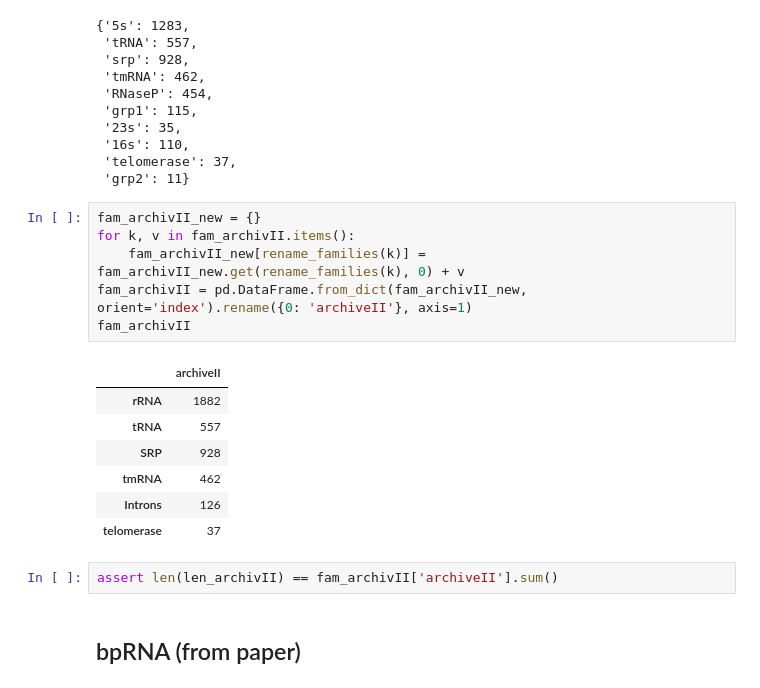
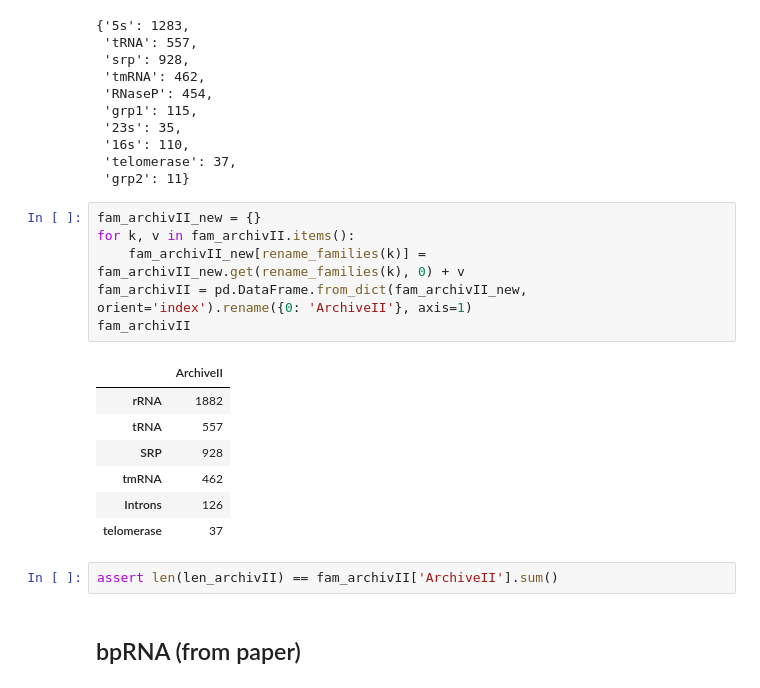
Before and after one commit to rouskinlab/efold_data, a Jupyter notebook: family-classification/family-classificationSOTA.ipynb, the cells around one changed output. Drawn from its saved outputs; the diff is of its cells as text.

```diff
--- a/family-classification/family-classificationSOTA.ipynb
+++ b/family-classification/family-classificationSOTA.ipynb
@@ -90,11 +90,11 @@ fam_archivII
 # %%
 fam_archivII_new = {}
 for k, v in fam_archivII.items():
     fam_archivII_new[rename_families(k)] = fam_archivII_new.get(rename_families(k), 0) + v
-fam_archivII = pd.DataFrame.from_dict(fam_archivII_new, orient='index').rename({0: 'archiveII'}, axis=1)
+fam_archivII = pd.DataFrame.from_dict(fam_archivII_new, orient='index').rename({0: 'ArchiveII'}, axis=1)
 fam_archivII
 # %% [output]
-|  | archiveII |
+|  | ArchiveII |
 | rRNA | 1882 |
 | tRNA | 557 |
 | SRP | 928 |
@@ -102,7 +102,7 @@ fam_archivII
 | Introns | 126 |
 | telomerase | 37 |
 # %%
-assert len(len_archivII) == fam_archivII['archiveII'].sum()
+assert len(len_archivII) == fam_archivII['ArchiveII'].sum()
 # %% [markdown]
 ## bpRNA (from paper)
 # %%
```
Also changed, not shown: parts of 7 cells of this notebook.
